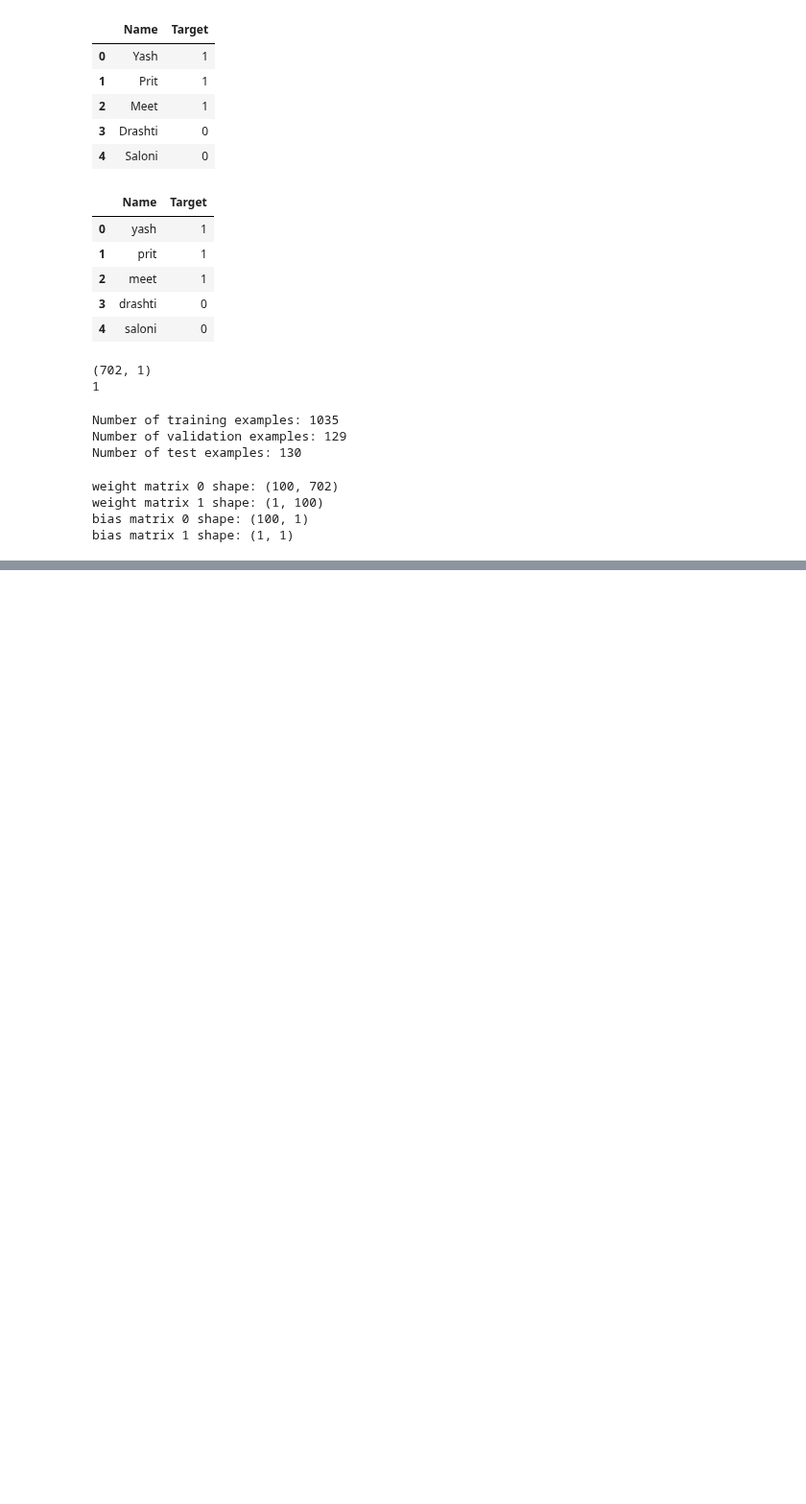
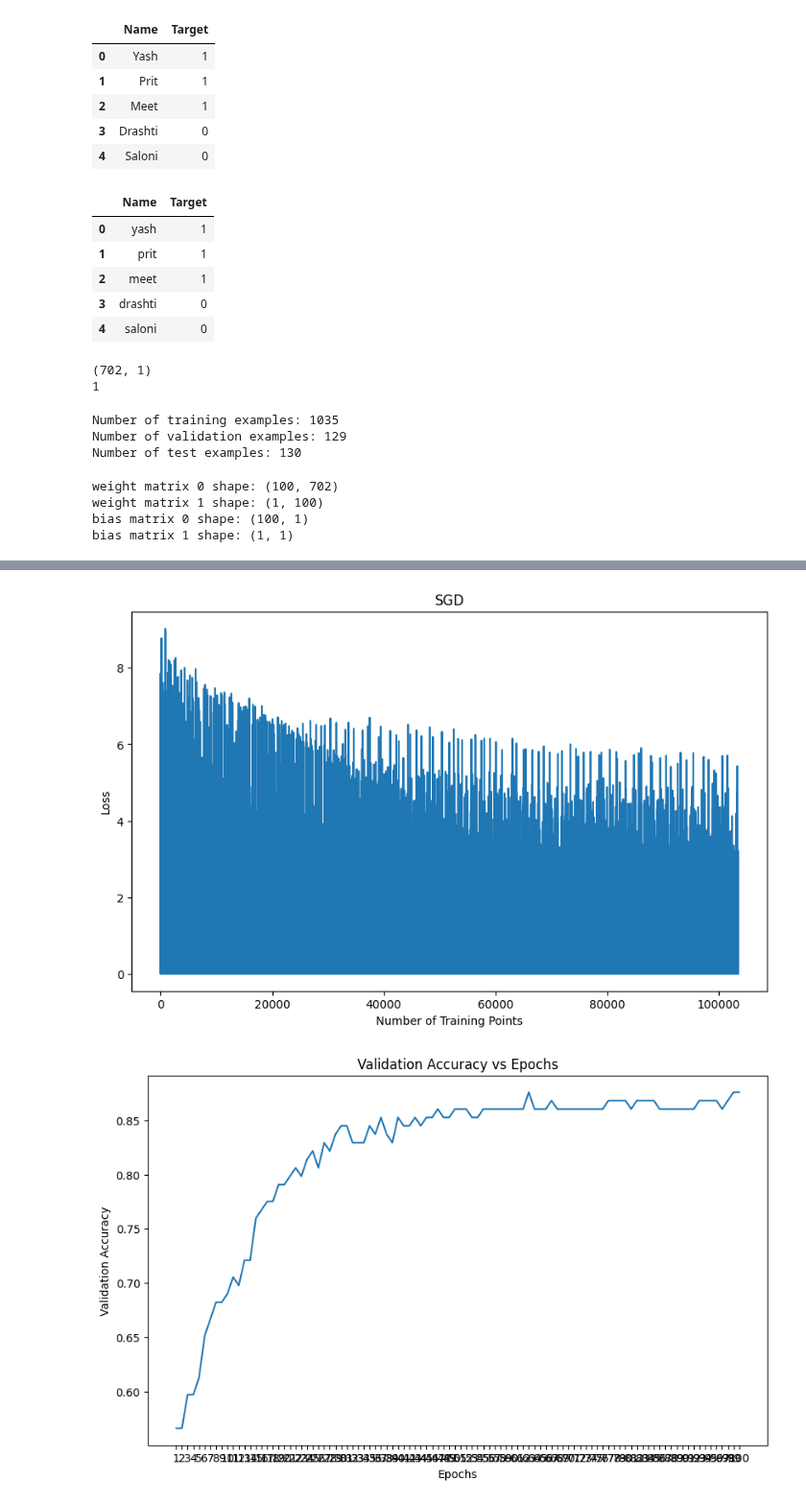
Before and after one commit to PritK99/ML-Toolbox, a Jupyter notebook: Neural Networks/gender prediction.ipynb, the cells around one changed output, grey strips where cells are left out. Shown at 96% size. Cells and saved outputs as stored; diff of their text form; code cells hidden in the pictures; blank space fills up the shorter version.

```diff
--- a/Neural Networks/gender prediction.ipynb
+++ b/Neural Networks/gender prediction.ipynb
@@ -210,11 +211,12 @@ def evaluate(X, y, weights, biases):
     return accuracy
 # %%
 # Performing stochastic gradient descent
-def sgd(X_train, y_train, X_val, y_val, weights, biases, num_epochs=10):
+def sgd(X_train, y_train, weights, biases, num_epochs=10, X_val=None, y_val=None):
     loss_list = []
+    validation_accuracy_list = []
 
     for epoch in range(num_epochs):
-        temp_loss = 0
+        epoch_loss = 0
         # First we randomly shuffle data
         temp = list(zip(X_train, y_train))
         random.shuffle(temp)
@@ -223,17 +225,39 @@ def sgd(X_train, y_train, X_val, y_val, weights, biases, num_epochs=10):
         temp_y_train = list(temp_y_train)
 
         # Now we iterate over each point in data
-        for i in range(len(X_train)):
+        for i in range(len(temp_X_train)):
             weights, biases, point_loss = update_point(temp_X_train[i], temp_y_train[i], weights, biases)
-            temp_loss += point_loss
+            epoch_loss += point_loss
+            loss_list.append(point_loss)
 
-        epoch_loss = temp_loss / len(X_train)
-        loss_list.append(epoch_loss)
-        if (epoch % 10 == 0):
+        epoch_loss = epoch_loss / len(temp_X_train)
+        if (X_val is not None):
+                val_accuracy = evaluate(X_val, y_val, weights, biases)
+                validation_accuracy_list.append(val_accuracy)
+
+        if ((epoch-1) % 20 == 0):
             # Test accuracy over validation data
-            val_accuracy = evaluate(X_train, y_train, weights, biases)
-            print(f'Training loss for epoch {epoch}: {epoch_loss:.4f}')
-            print(f'Validation Accuracy for epoch {epoch}: {val_accuracy:.4f}')
+            print(f'Training loss for epoch {epoch-1}: {epoch_loss:.4f}')
+            if (X_val is not None):
+                print(f'Validation Accuracy for epoch {epoch-1}: {val_accuracy:.4f}')
+
+    # Visualize loss
+    plt.figure(figsize=(10, 6))
+    plt.plot(loss_list)
+    plt.title('SGD')
+    plt.xlabel('Number of Training Points')
+    plt.ylabel('Loss')
+    plt.show()
+
+    # Visualize validation accuracy
+    if validation_accuracy_list:
+        plt.figure(figsize=(10, 6))
+        plt.plot(range(1, len(validation_accuracy_list) + 1), validation_accuracy_list)
+        plt.title('Validation Accuracy vs Epochs')
+        plt.xlabel('Epochs')
+        plt.ylabel('Validation Accuracy')
+        plt.xticks(range(1, len(validation_accuracy_list) + 1))  # Set x-ticks to match epochs
+        plt.show()
 # %%
-sgd(X_train, y_train, X_val, y_val, weights, biases, 100)
+sgd(X_train, y_train, weights, biases, 100, X_val, y_val)
 # %% [output]
@@ -259,0 +274,2 @@ Validation Accuracy for epoch 90: 0.5001
+[figure, added]
+[figure, added]
```
Also changed, not shown: parts of 25 cells of this notebook, 6 other files.
